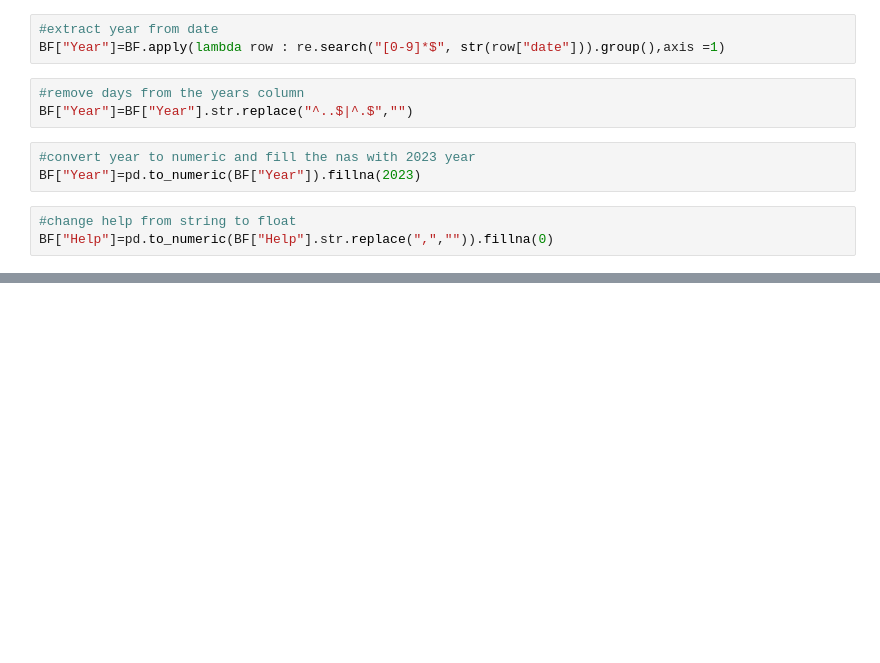
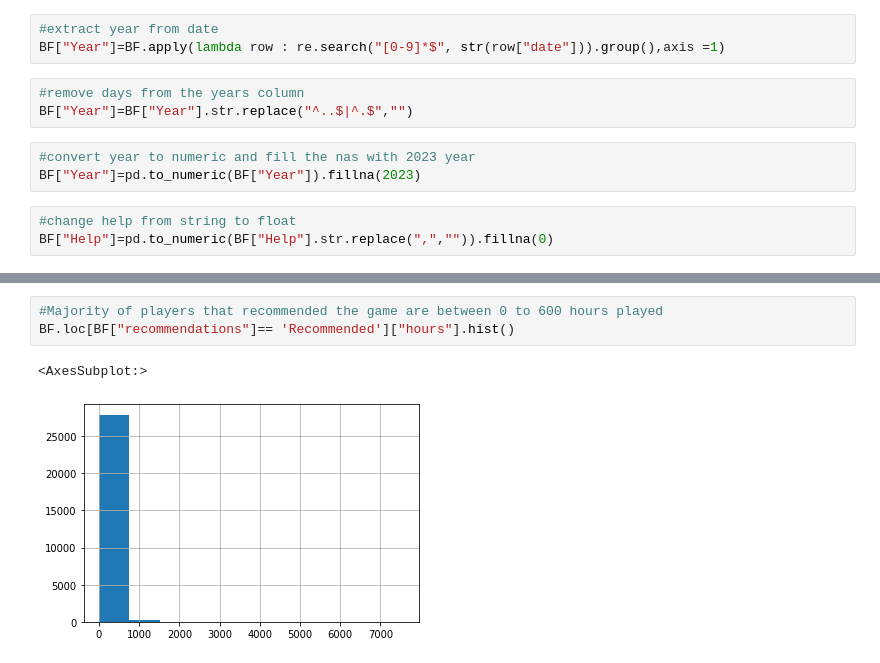
Before and after one commit to baljor3/battlefield2024, a Jupyter notebook: Cleaning data and EDA.ipynb, the cells around one changed output, grey strips where cells are left out. Drawn from its saved outputs; the diff is of its cells as text; blank space fills up the shorter version.

```diff
--- a/Cleaning data and EDA.ipynb
+++ b/Cleaning data and EDA.ipynb
@@ -116,0 +107,6 @@ Name: hours, dtype: float64
+# %%
+#Majority of players that recommended the game are between 0 to 600 hours played
+BF.loc[BF["recommendations"]== 'Recommended']["hours"].hist()
+# %% [output]
+<AxesSubplot:>
+[figure, added]
```
Also changed, not shown: parts of 12 cells of this notebook.
